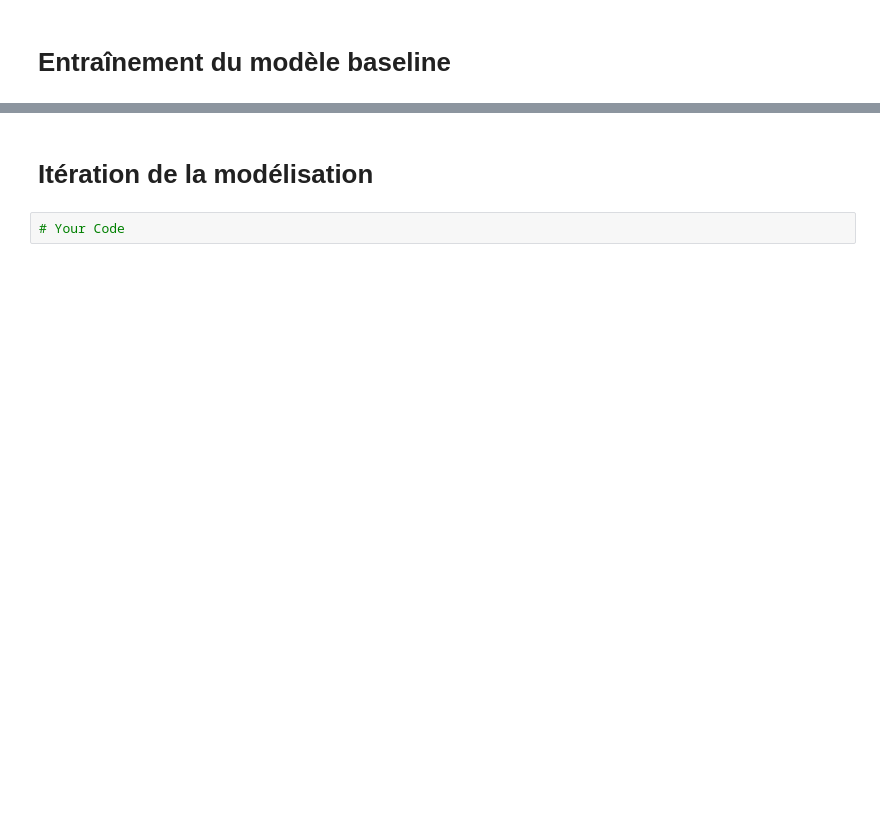
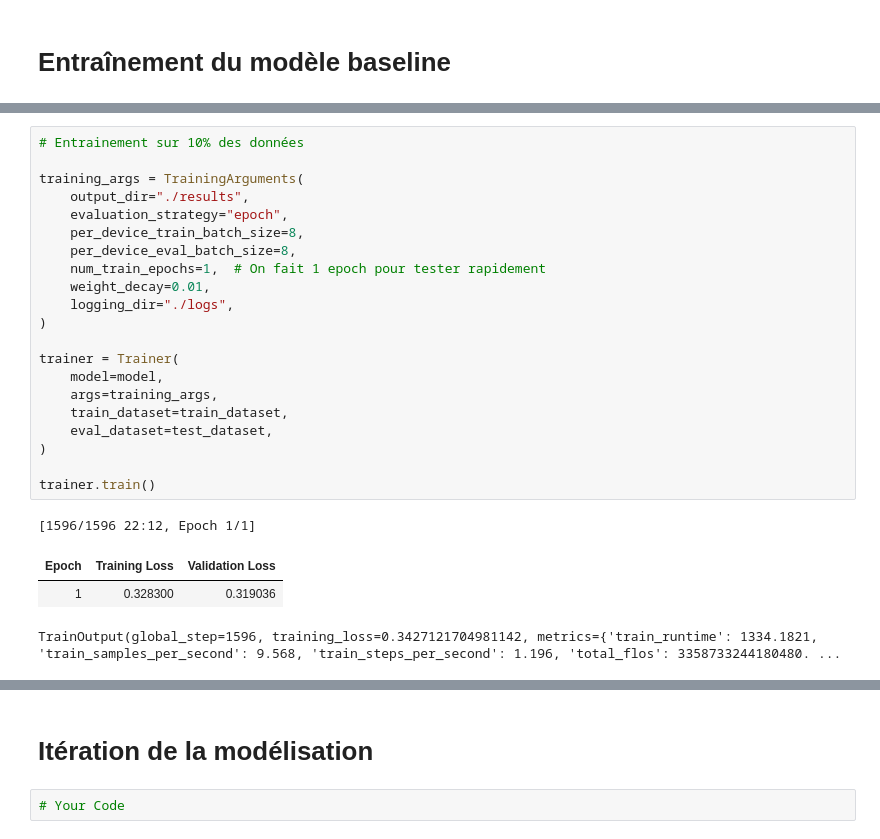
Before and after one commit to florianVit/Classification_Commentaires_Toxiques, a Jupyter notebook: Classification_commentaires_toxiques.ipynb, the cells around one changed output, grey strips where cells are left out. Saved outputs shown, nothing was run; the diff lists cells and outputs as text; blank space fills up the shorter version.

Commit message:
entrainement sur 10% des données terminé

```diff
--- a/Classification_commentaires_toxiques.ipynb
+++ b/Classification_commentaires_toxiques.ipynb
@@ -225,0 +374,26 @@ data["processed_text"] = data["clean_text"].apply(preprocess_text)
+# %%
+# Entrainement sur 10% des données
+
+training_args = TrainingArguments(
+    output_dir="./results",
+    evaluation_strategy="epoch",
+    per_device_train_batch_size=8,
+    per_device_eval_batch_size=8,
+    num_train_epochs=1,  # On fait 1 epoch pour tester rapidement
+    weight_decay=0.01,
+    logging_dir="./logs",
+)
+
+trainer = Trainer(
+    model=model,
+    args=training_args,
+    train_dataset=train_dataset,
+    eval_dataset=test_dataset,
+)
+
+trainer.train()
+# %% [output]
+[1596/1596 22:12, Epoch 1/1]
+| Epoch | Training Loss | Validation Loss |
+| 1 | 0.328300 | 0.319036 |
+TrainOutput(global_step=1596, training_loss=0.3427121704981142, metrics={'train_runtime': 1334.1821, 'train_samples_per_second': 9.568, 'train_steps_per_second': 1.196, 'total_flos': 3358733244180480. ...
```
Also changed, not shown: parts of 8 cells of this notebook.
